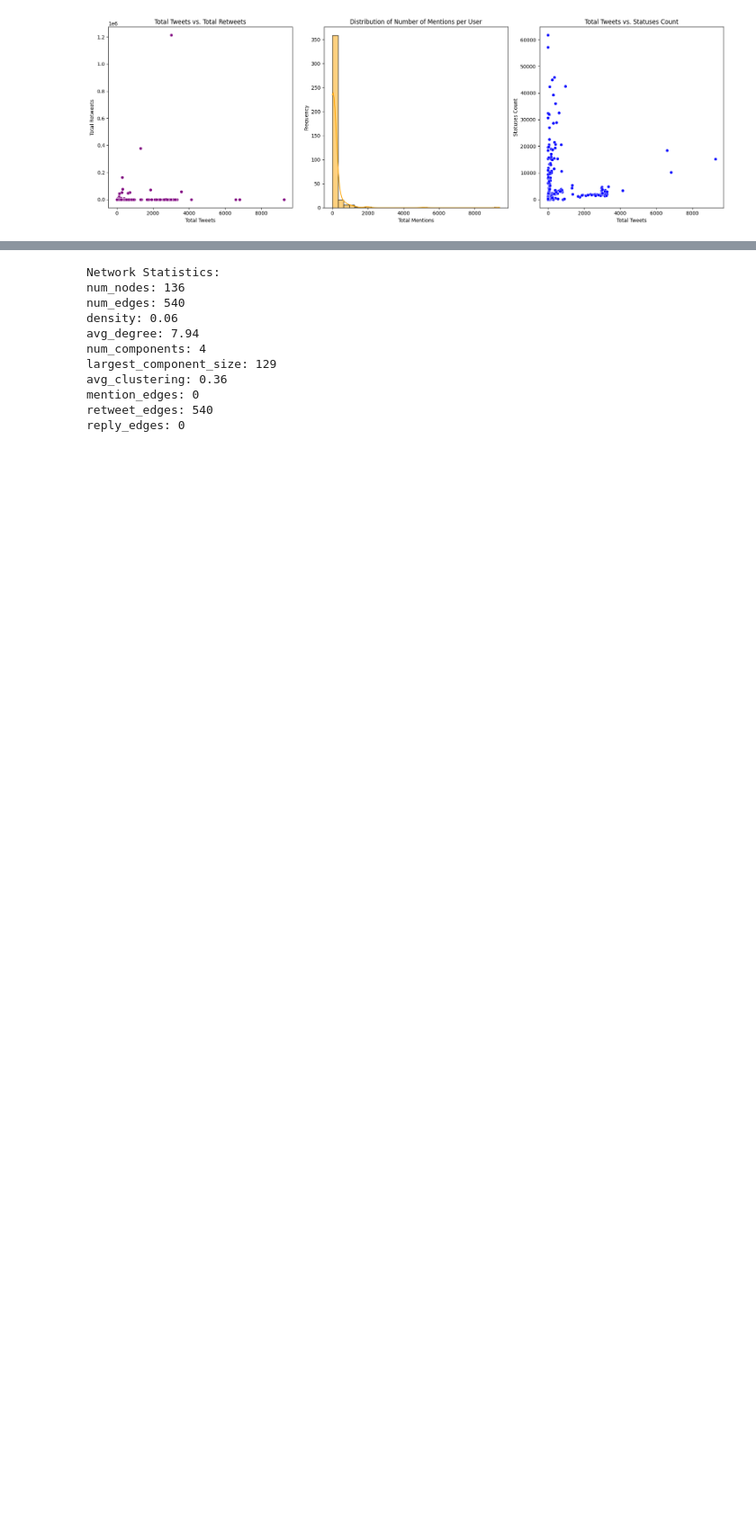
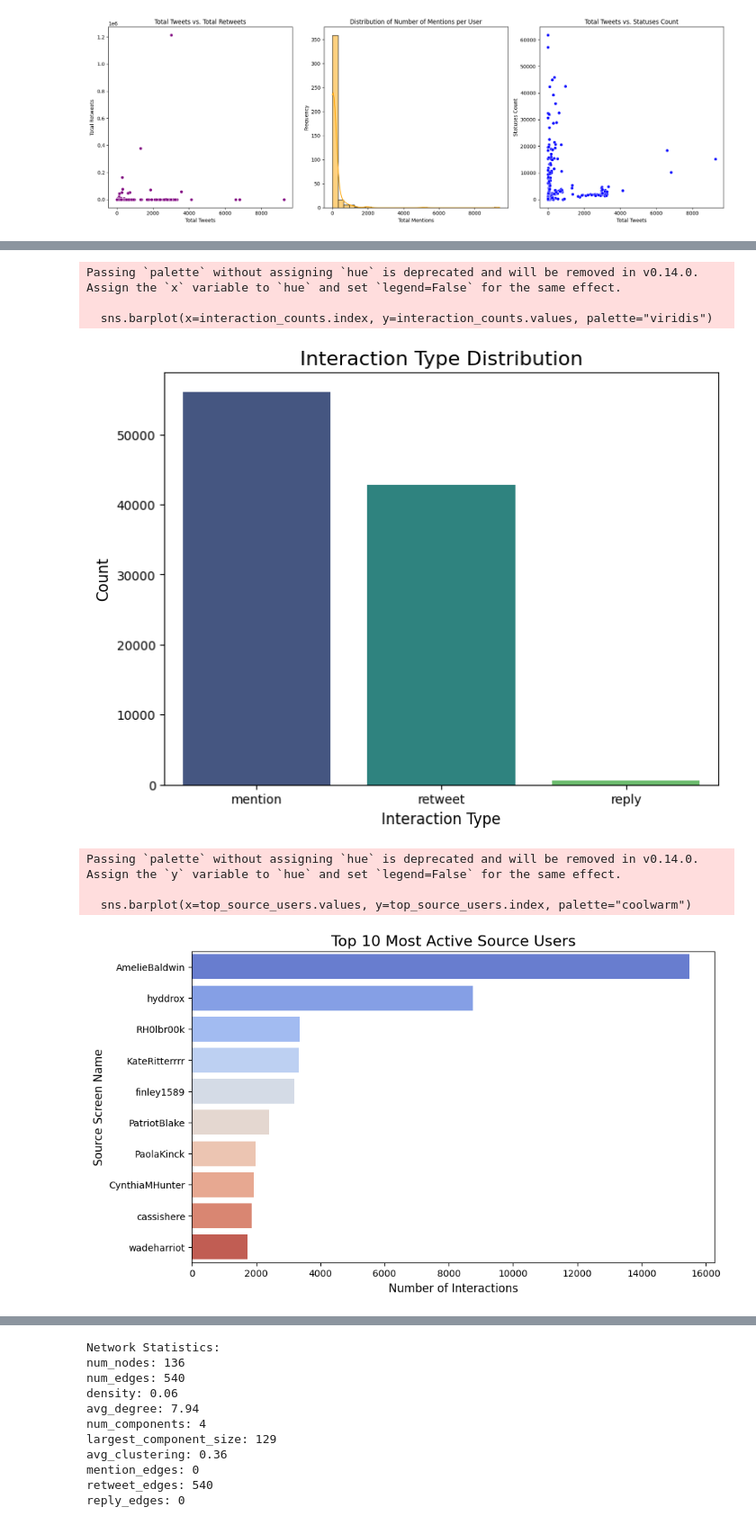
Before and after one commit to alessandrogentili001/Social-Networks-and-Recommendation-Systems, a Jupyter notebook: week_12/lab12.ipynb, the cells around one changed output, grey strips where cells are left out. Shown at 90% size. Cells and saved outputs as stored; diff of their text form; code cells hidden in the pictures; blank space fills up the shorter version.

```diff
--- a/week_12/lab12.ipynb
+++ b/week_12/lab12.ipynb
@@ -294,0 +410,71 @@ plot_user_activity(top_users, user_activity)
+# %%
+import pandas as pd
+import matplotlib.pyplot as plt
+import seaborn as sns
+from collections import Counter
+
+def plot_user_interaction_insights(df):
+    """
+    Analyze and plot insights related to user interactions in the given DataFrame.
+
+    Parameters:
+    - df (pd.DataFrame): DataFrame with columns 'source_user_id', 'source_screen_name',
+      'target_user_id', 'target_screen_name', 'interaction_type', and 'created_at'.
+
+    Returns:
+    - None: Displays various plots and insights.
+    """
+    # Ensure required columns exist
+    required_columns = {'source_user_id', 'source_screen_name', 'target_user_id', 'interaction_type', 'created_at'}
+    if not required_columns.issubset(df.columns):
+        raise ValueError(f"The DataFrame must contain the following columns: {', '.join(required_columns)}")
+
+    # Parse timestamps
+    df['created_at'] = pd.to_datetime(df['created_at'], unit='ms')
+
+    # General stats
+    unique_source_users = df['source_user_id'].nunique()
+    unique_target_users = df['target_user_id'].nunique()
+    total_interactions = len(df)
+
+    print(f"Unique Source Users: {unique_source_users}")
+    print(f"Unique Target Users: {unique_target_users}")
+    print(f"Total Interactions: {total_interactions}")
+
+    # Interaction type counts
+    interaction_counts = df['interaction_type'].value_counts()
+
+    # Plot interaction type distribution
+    plt.figure(figsize=(8, 6))
+    sns.barplot(x=interaction_counts.index, y=interaction_counts.values, palette="viridis")
+    plt.title("Interaction Type Distribution", fontsize=16)
+    plt.xlabel("Interaction Type", fontsize=12)
+    plt.ylabel("Count", fontsize=12)
+    plt.show()
+
+    # Most active source users (top 10)
+    top_source_users = df['source_screen_name'].value_counts().head(10)
+
+    # Plot top source users
+    plt.figure(figsize=(10, 6))
+    sns.barplot(x=top_source_users.values, y=top_source_users.index, palette="coolwarm")
+    plt.title("Top 10 Most Active Source Users", fontsize=16)
+    plt.xlabel("Number of Interactions", fontsize=12)
+    plt.ylabel("Source Screen Name", fontsize=12)
+    plt.show()
+
+    # Activity over time
+    df['date'] = df['created_at'].dt.date
+    daily_interactions = df.groupby('date').size()
+
+    # Plot activity over time
+    plt.figure(figsize=(12, 6))
+    sns.lineplot(x=daily_interactions.index, y=daily_interactions.values, color='blue', linewidth=2)
+    plt.title("Daily Interactions Over Time", fontsize=16)
+    plt.xlabel("Date", fontsize=12)
+    plt.ylabel("Number of Interactions", fontsize=12)
+    plt.xticks(rotation=45)
+    plt.show()
+
+plot_user_interaction_insights(interactions_df)
+# %% [output]
@@ -294,0 +484,8 @@ plot_user_activity(top_users, user_activity)
+Passing `palette` without assigning `hue` is deprecated and will be removed in v0.14.0. Assign the `x` variable to `hue` and set `legend=False` for the same effect.
+
+  sns.barplot(x=interaction_counts.index, y=interaction_counts.values, palette="viridis")
+[figure, added]
+Passing `palette` without assigning `hue` is deprecated and will be removed in v0.14.0. Assign the `y` variable to `hue` and set `legend=False` for the same effect.
+
+  sns.barplot(x=top_source_users.values, y=top_source_users.index, palette="coolwarm")
+[figure, added]
```
Also changed, not shown: parts of 20 cells of this notebook.
